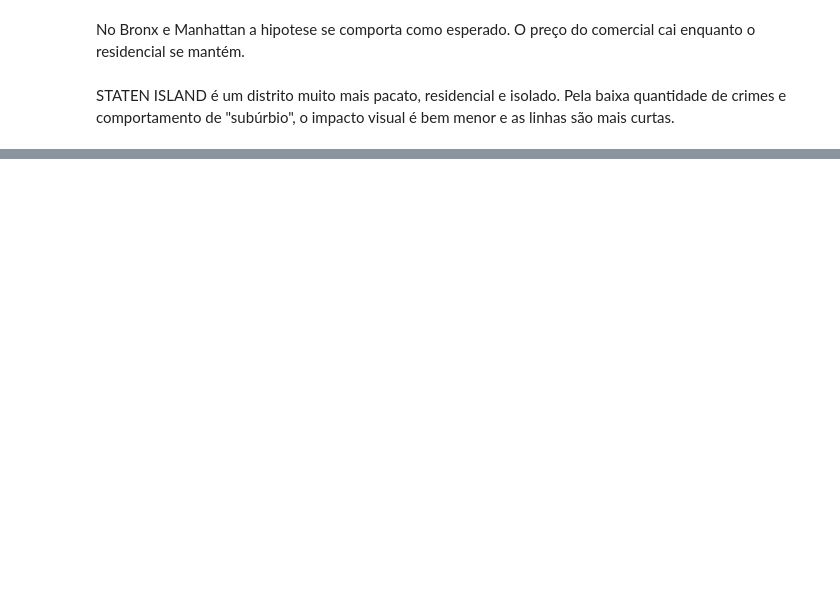
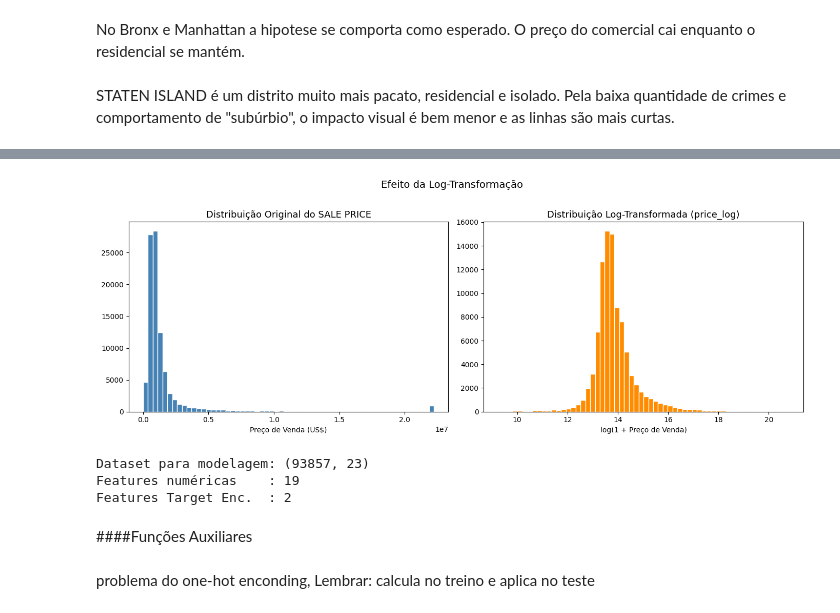
Before and after one commit to Numseinemmeunome/analise_preditiva_mercado_imobiliario_nyc, a Jupyter notebook: trabalho_final.ipynb, the cells around one changed output, grey strips where cells are left out. Cells and saved outputs as stored; diff of their text form; code cells hidden in the pictures; blank space fills up the shorter version.

Commit message:
Feature engineering para machine learning

```diff
--- a/trabalho_final.ipynb
+++ b/trabalho_final.ipynb
@@ -983,0 +998,3 @@ display(df_resumo_h1)
+# %%
+df = pd.read_parquet('dados/nyc_dados_finais_limpos_v2.parquet')
+df_ml = df.copy()
@@ -983,0 +1003,18 @@ display(df_resumo_h1)
+# %%
+for col in df_ml.select_dtypes(include='category').columns:
+    df_ml[col] = df_ml[col].astype(str)
+
+df_ml['age_at_sale'] = (df_ml['sale_year'] - df_ml['YEAR BUILT']).clip(lower=0)
+
+total_crimes = df_ml['qtd_crimes_graves'] + df_ml['qtd_crimes_leves']
+df_ml['crimes_ratio'] = df_ml['qtd_crimes_graves'] / total_crimes.replace(0, float('nan'))
+
+df_ml['sqft_ratio'] = df_ml['GROSS SQUARE FEET'] / df_ml['LAND SQUARE FEET'].replace(0, float('nan'))
+df_ml['sqft_ratio'] = df_ml['sqft_ratio'].clip(upper=df_ml['sqft_ratio'].quantile(0.99))
+
+df_ml['price_log'] = np.log1p(df_ml['SALE PRICE'])
+
+print(f'\nDistribuição original do SALE PRICE:')
+print(df_ml['SALE PRICE'].describe())
+print(f'\nDistribuição log-transformada (price_log):')
+print(df_ml['price_log'].describe())
@@ -983,0 +1039,46 @@ display(df_resumo_h1)
+# %%
+fig, axes = plt.subplots(1, 2, figsize=(14, 5))
+
+cap = df_ml['SALE PRICE'].quantile(0.99)
+axes[0].hist(df_ml['SALE PRICE'].clip(upper=cap), bins=60, color='steelblue', edgecolor='white')
+axes[0].set_title('Distribuição Original do SALE PRICE', fontsize=13)
+axes[0].set_xlabel('Preço de Venda (US$)')
+
+axes[1].hist(df_ml['price_log'], bins=60, color='darkorange', edgecolor='white')
+axes[1].set_title('Distribuição Log-Transformada (price_log)', fontsize=13)
+axes[1].set_xlabel('log(1 + Preço de Venda)')
+#Isso ajuda a distruibuição de preço a ficar mais perto de uma normal, porque muitos modelos funcionam melhor com distribuição normal
+plt.suptitle('Efeito da Log-Transformação', fontsize=14, y=1.02)
+plt.tight_layout()
+plt.show()
+# %% [output]
+[figure, added]
+# %%
+FEATURES_NUM = [
+    'BOROUGH', 'RESIDENTIAL UNITS', 'COMMERCIAL UNITS', 'TOTAL UNITS',
+    'LAND SQUARE FEET', 'GROSS SQUARE FEET', 'YEAR BUILT',
+    'Latitude', 'Longitude',
+    'qtd_crimes_graves', 'qtd_crimes_leves', 'media_juros_hipoteca',
+    'sale_year', 'sale_month', 'sale_day_of_week',
+    'age_at_sale', 'crimes_ratio', 'sqft_ratio'
+]
+
+FEATURES_TARGET_ENC = ['NEIGHBORHOOD', 'BUILDING CLASS CATEGORY']
+
+df_ml['TAX_CLASS_NUM'] = pd.to_numeric(
+    df_ml['TAX CLASS AT TIME OF SALE'].astype(str).str.extract(r'(\d)')[0])
+FEATURES_NUM.append('TAX_CLASS_NUM')
+
+FEATURES_ALL = FEATURES_NUM + FEATURES_TARGET_ENC
+TARGET = 'price_log'
+
+df_clean = df_ml[FEATURES_ALL + [TARGET, 'SALE PRICE']].copy()
+print(f'Dataset para modelagem: {df_clean.shape}')
+print(f'Features numéricas    : {len(FEATURES_NUM)}')
+print(f'Features Target Enc.  : {len(FEATURES_TARGET_ENC)}')
+# %% [output]
+Dataset para modelagem: (93857, 23)
+Features numéricas    : 19
+Features Target Enc.  : 2
+# %% [markdown]
+####Funções Auxiliares
@@ -983,0 +1105,2 @@ display(df_resumo_h1)
+# %% [markdown]
+problema do one-hot enconding, Lembrar: calcula no treino e aplica no teste
```
Also changed, not shown: parts of 44 cells of this notebook.
